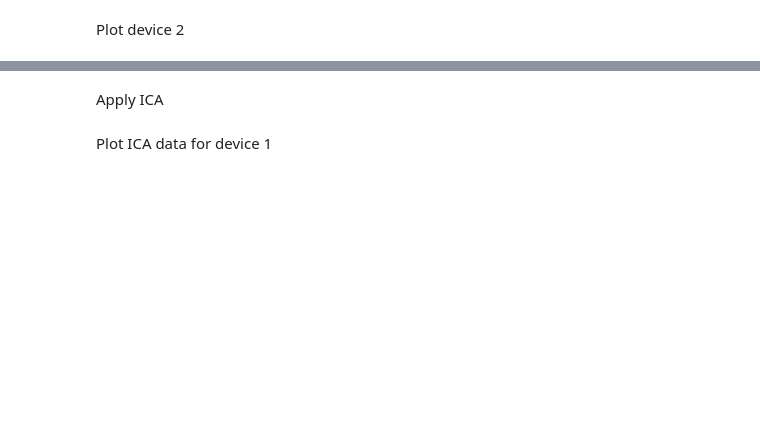
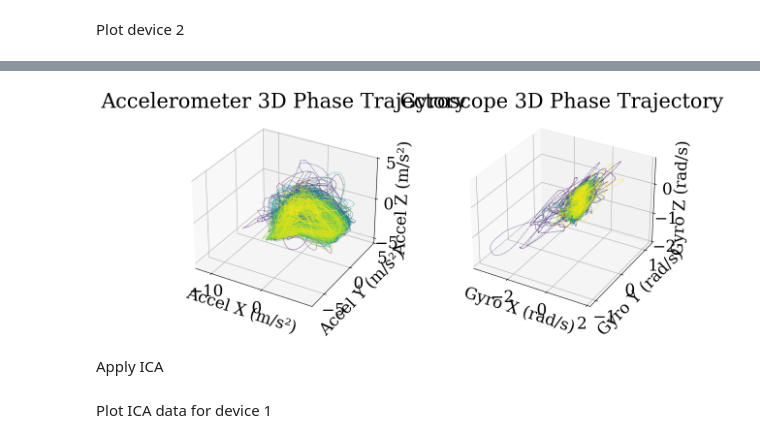
Before and after one commit to intsystems/Vladimirov-MS-Thesis, a Jupyter notebook: code/two-imu-one-dyn-syst.ipynb, the cells around one changed output, grey strips where cells are left out. Saved outputs shown, nothing was run; the diff lists cells and outputs as text; code cells hidden in the pictures; blank space fills up the shorter version.

```diff
--- a/code/two-imu-one-dyn-syst.ipynb
+++ b/code/two-imu-one-dyn-syst.ipynb
@@ -347,3 +414,7 @@ plot_imu_phase_trajectory(acc_smoothed_2, gyro_smoothed_2, scatter=False, alpha=
+# %%
+color_plot_imu_phase_trajectory(acc_smoothed_2, gyro_smoothed_2, scatter=False, alpha=0.4)
+# %% [output]
+[figure, added]
 # %% [markdown]
 Apply ICA
 # %%
```
Also changed, not shown: parts of 55 cells of this notebook.
